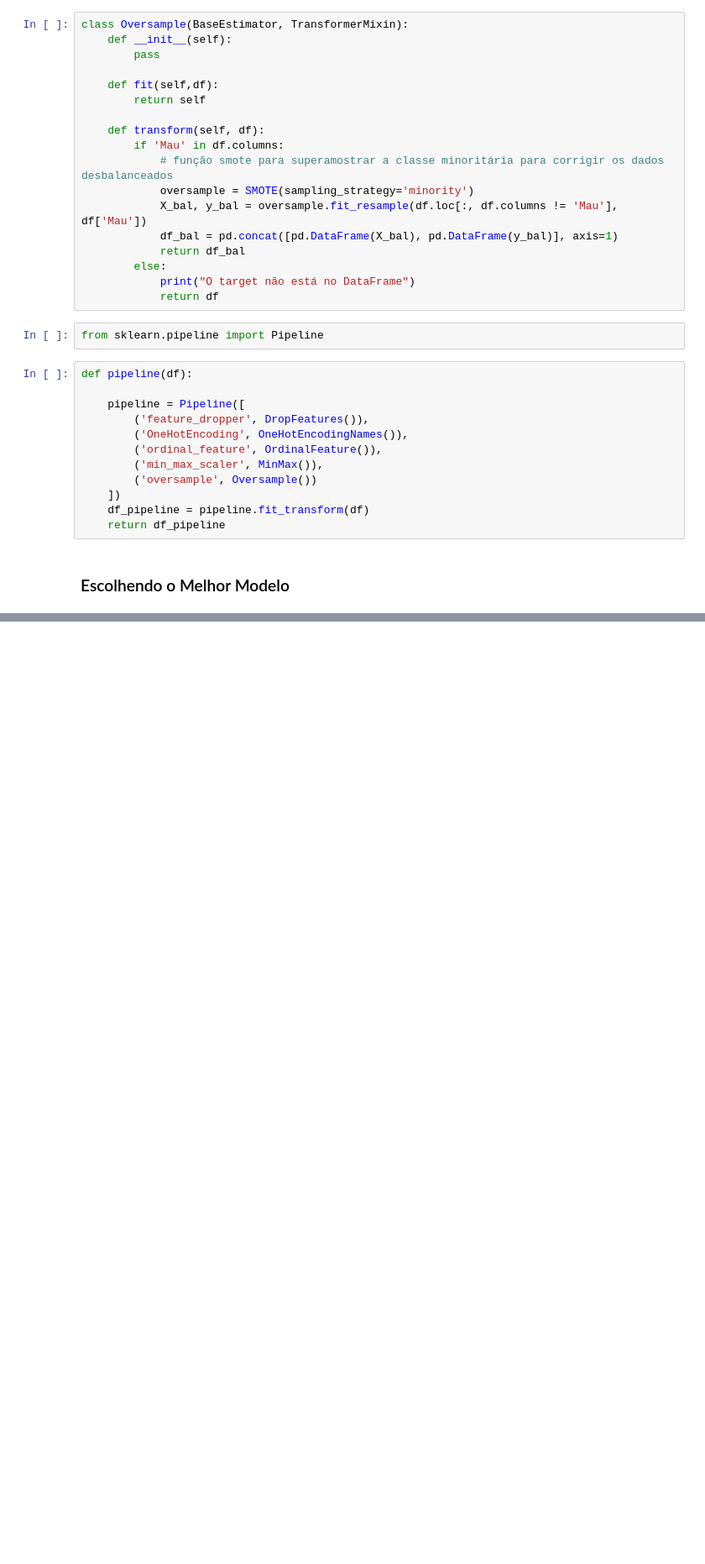
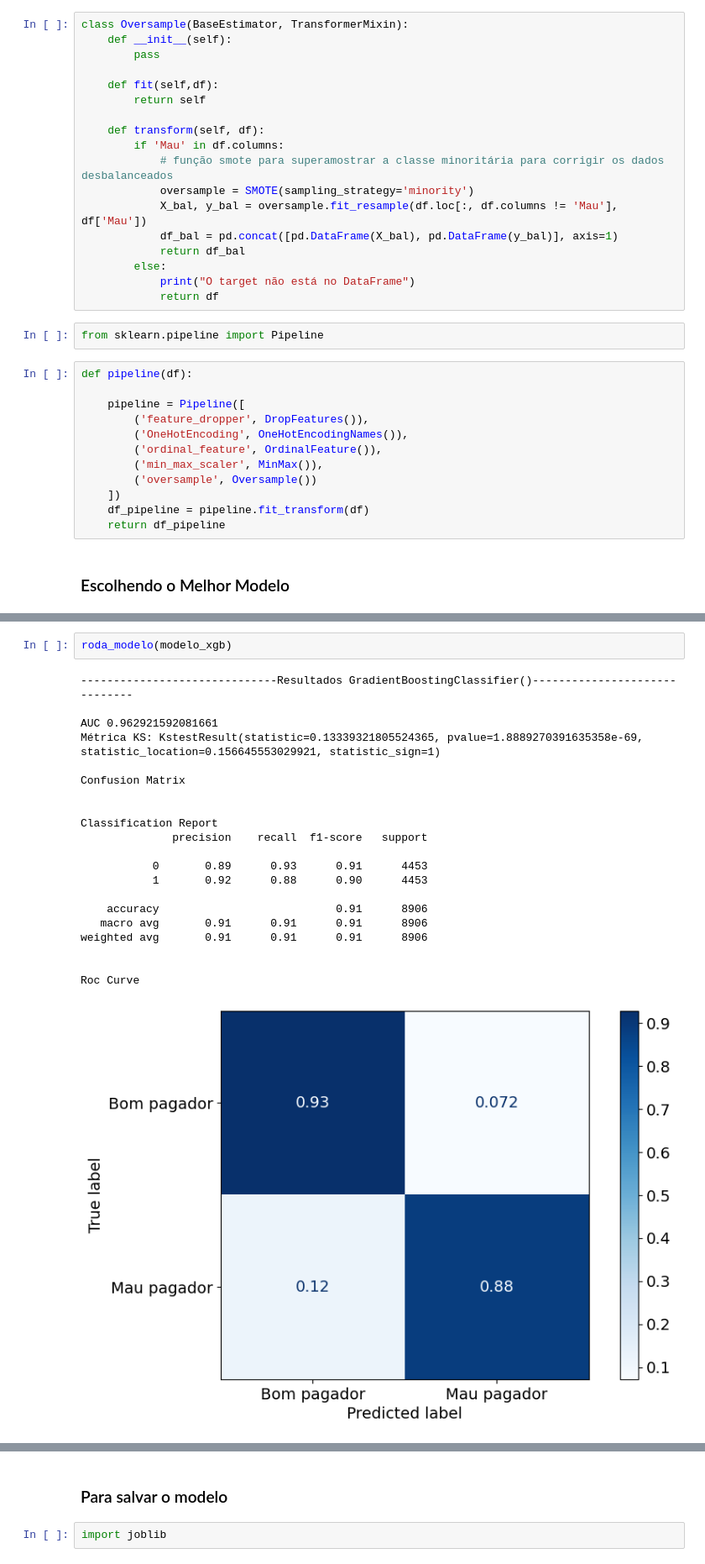
Before and after one commit to FladAlbu/Credit_card_aproval, a Jupyter notebook: Notebooks/1_tratando_os_dados.ipynb, the cells around one changed output, grey strips where cells are left out. Shown at 84% size. Cells and saved outputs as stored; diff of their text form; blank space fills up the shorter version.

```diff
--- a/Notebooks/1_tratando_os_dados.ipynb
+++ b/Notebooks/1_tratando_os_dados.ipynb
@@ -1066,0 +1236,24 @@ NameError: name 'train' is not defined
+# %%
+roda_modelo(modelo_xgb)
+# %% [output]
+------------------------------Resultados GradientBoostingClassifier()------------------------------
+
+AUC 0.962921592081661
+Métrica KS: KstestResult(statistic=0.13339321805524365, pvalue=1.8889270391635358e-69, statistic_location=0.156645553029921, statistic_sign=1)
+
+Confusion Matrix
+
+
+Classification Report
+              precision    recall  f1-score   support
+
+           0       0.89      0.93      0.91      4453
+           1       0.92      0.88      0.90      4453
+
+    accuracy                           0.91      8906
+   macro avg       0.91      0.91      0.91      8906
+weighted avg       0.91      0.91      0.91      8906
+
+
+Roc Curve
+[figure, added]
@@ -1066,0 +1261,4 @@ NameError: name 'train' is not defined
+# %% [markdown]
+### Para salvar o modelo
+# %%
+import joblib
```
Also changed, not shown: parts of 27 cells of this notebook, 1 other file.
